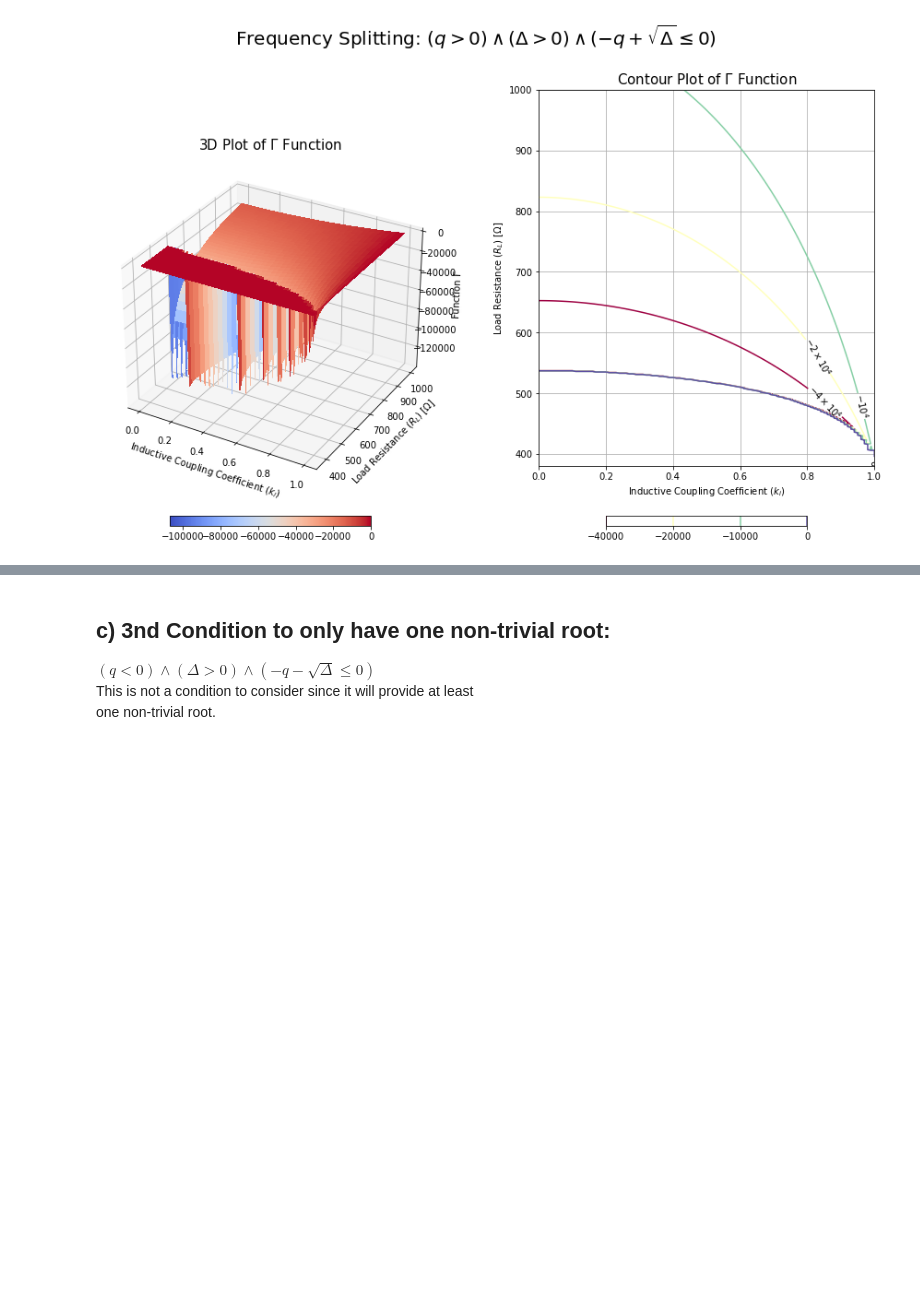
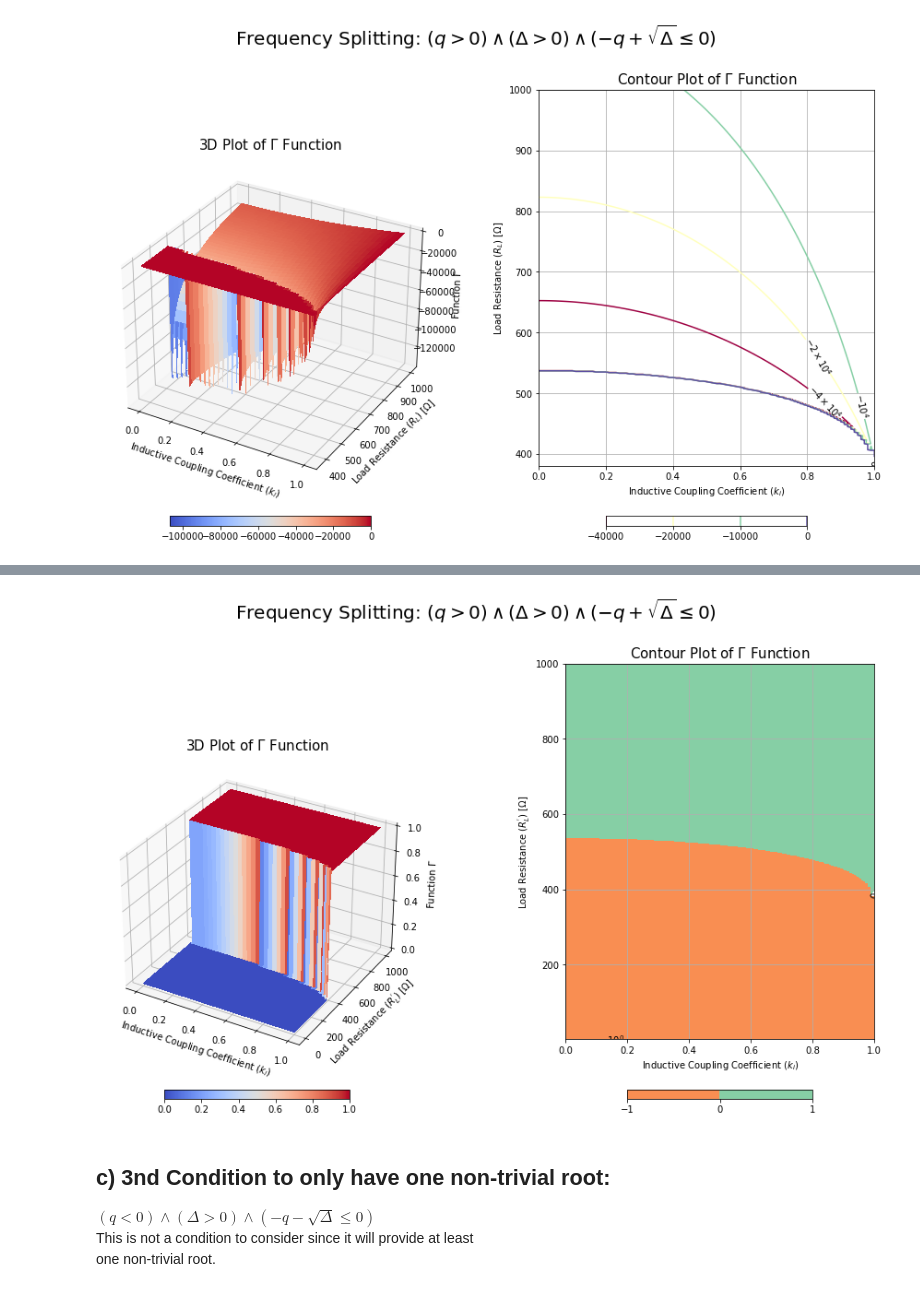
Before and after one commit to SanTT19/Symbolic_Python, a Jupyter notebook: Active_CN_Model.ipynb, the cells around one changed output, grey strips where cells are left out. Saved outputs shown, nothing was run; the diff lists cells and outputs as text; code cells hidden in the pictures; blank space fills up the shorter version.

```diff
--- a/Active_CN_Model.ipynb
+++ b/Active_CN_Model.ipynb
@@ -401,0 +468,11 @@ plt.show()
+# %%
+# Calculate the function gamma (Condition 2)
+# Only check for the region, the value of
+# the function is not important
+
+f_gamma = ((q_termi(R_L_m, L_c, C_r) > 0)
+           & (Delta_IPT(R_L_m, L_c, C_r, k_i_m) > 0)
+           & (-q_termi(R_L_m, L_c, C_r)
+              + np.sqrt(Delta_IPT(R_L_m, L_c, C_r, k_i_m)) <= 0)).astype(int)
+print(f_gamma.shape)
+print(f_gamma)
@@ -401,0 +488,81 @@ plt.show()
+# %%
+#interactive plotting in separate window
+#%matplotlib qt
+
+#normal charts inside notebooks
+%matplotlib inline
+
+# Set the plot --> size(width, height)
+fig2 = plt.figure(figsize=(15,10))
+
+################
+# 1st Subplot
+################
+
+# Set the subplot for the two graphs
+axs = fig2.add_subplot(1, 2, 1, projection = '3d')
+
+# Complete figure information
+fig2.suptitle('Frequency Splitting: $(q>0) \wedge (\Delta>0) \wedge (-q + \sqrt{\Delta} \leq 0)$',
+             fontsize = 20)
+
+# For a simple 3D plot
+#ax = fig.gca(projection = '3d')
+
+# Axis labels
+axs.set_xlabel('Inductive Coupling Coefficient ($k_{i}$)')
+axs.set_ylabel('Load Resistance ($R^{\'}_{L}$) [$\Omega$]')
+axs.set_zlabel('Function $\Gamma$')
+
+# Title
+axs.set_title('3D Plot of $\Gamma$ Function', fontsize = 15)
+
+# Plot the surface
+surf = axs.plot_surface(k_i_m, R_L_m, f_gamma, cmap = cm.coolwarm,
+                      linewidth = 0, antialiased = False)
+
+# Figure size (single plot)
+#plt.rcParams["figure.figsize"] = (30,30)
+
+# Add a color bar which maps values to colors.
+plt.colorbar(surf, orientation = 'horizontal', shrink=0.6,
+             aspect=20, pad = 0.05)
+
+################
+# 2nd Subplot
+################
+
+# Set the subplot for the two graphs
+axs = fig2.add_subplot(1, 2, 2)
+
+# Plot the contour plot
+
+cp = plt.contourf(k_i_m, R_L_m,f_gamma,
+                 levels = [-1, 0, 1],
+                 cmap = cm.Spectral)
+
+# Define the levels to label
+#c_labels = [0.e0]
+# To specify scientific notation
+fmt = ticker.LogFormatterSciNotation()
+
+axs.clabel(cp, inline = 1, colors = 'k', fmt = fmt, fontsize = 10)
+
+# Color bar
+plt.colorbar(cp, orientation = 'horizontal', shrink=0.6, aspect=20, pad = 0.1)
+
+# Information
+axs.set_title('Contour Plot of $\Gamma$ Function', fontsize = 15)
+
+# Axis labels
+axs.set_xlabel('Inductive Coupling Coefficient ($k_{i}$)')
+axs.set_ylabel('Load Resistance ($R^{\'}_{L}$) [$\Omega$]')
+
+axs.xaxis.grid(True)
+axs.yaxis.grid(True)
+
+# Distance between subplots
+fig2.subplots_adjust(wspace=0.5)
+plt.show()
+# %% [output]
+[figure, added]
```
Also changed, not shown: parts of 29 cells of this notebook.
